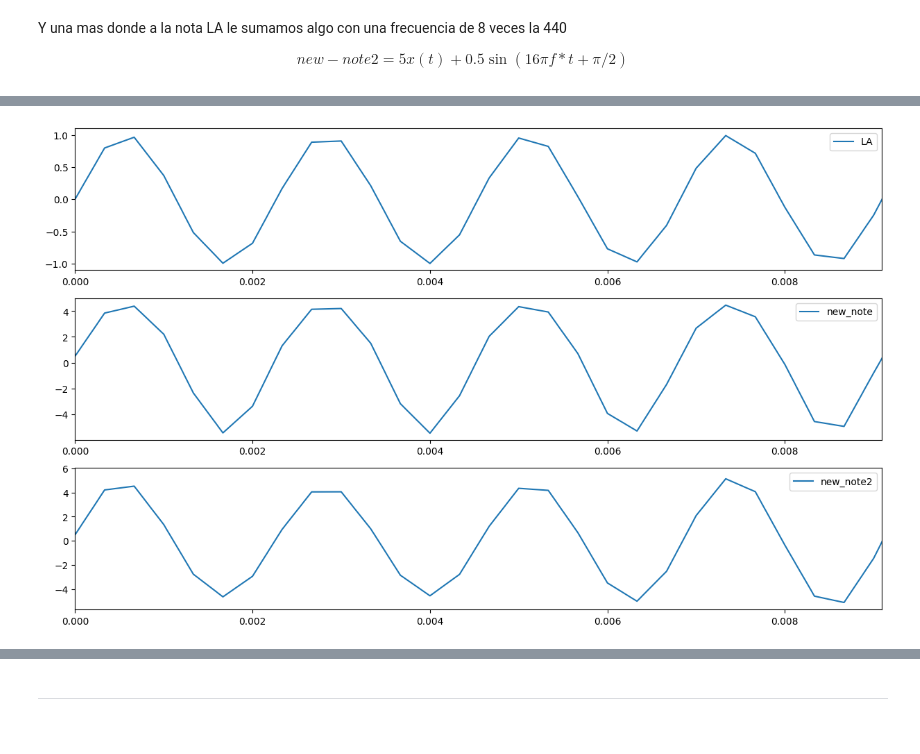
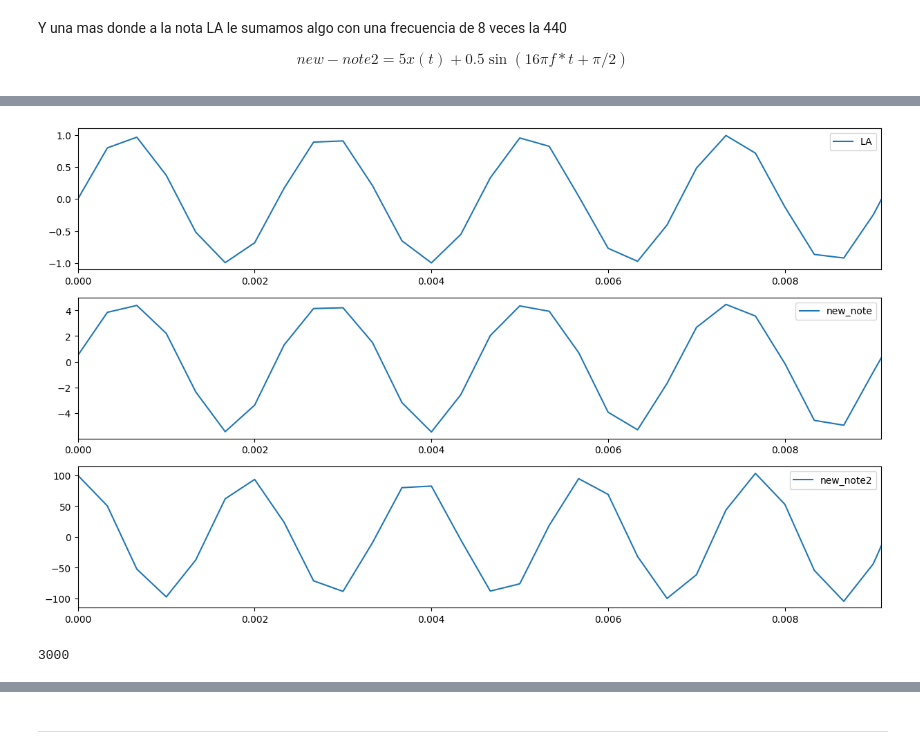
Before and after one commit to binaria010/Mate2B, a Jupyter notebook: Segunda Parte/Fourier/Clase8.ipynb, the cells around one changed output, grey strips where cells are left out. Cells and saved outputs as stored; diff of their text form; code cells hidden in the pictures.

```diff
--- a/Segunda Parte/Fourier/Clase8.ipynb
+++ b/Segunda Parte/Fourier/Clase8.ipynb
@@ -41,32 +41,36 @@ $$
 new-note2 = 5x(t) + 0.5 \sin(16\pi f*t +\pi/2)
 $$
 # %%
-new_note2 = 5*LA + 0.5*np.sin(2*np.pi*8*freq*t + np.pi/2)
+new_note2 = 5*LA + 100*np.sin(2*np.pi*8*freq*t + np.pi/2)
 ipd.Audio(new_note2, rate = sr)
 # %% [output]
 [interactive output not drawn]
 # %%
 plt.figure(figsize = (15,9))
 
 plt.subplot(311)
-plt.plot(t[0:5000], LA[0:5000], label = "LA")
+plt.plot(t, LA, label = "LA")
 plt.xlim((0, 4/freq))
 plt.legend()
 
 plt.subplot(312)
-plt.plot(t[0:5000], new_note[0:5000], label = "new_note")
+plt.plot(t, new_note, label = "new_note")
 plt.xlim((0, 4/freq))
 plt.legend()
 
 plt.subplot(313)
-plt.plot(t[0:1000], new_note2[0:1000], label = "new_note2")
+plt.plot(t, new_note2, label = "new_note2")
 plt.xlim((0, 4/freq))
 plt.legend()
 
 
 plt.show()
 # %% [output]
-[figure, old version]
+[figure, new version]
+# %%
+len(LA)
+# %% [output]
+3000
 # %% [markdown]
 ## Polinomios trigonométricos:
 
```
Also changed, not shown: parts of 17 cells of this notebook.
